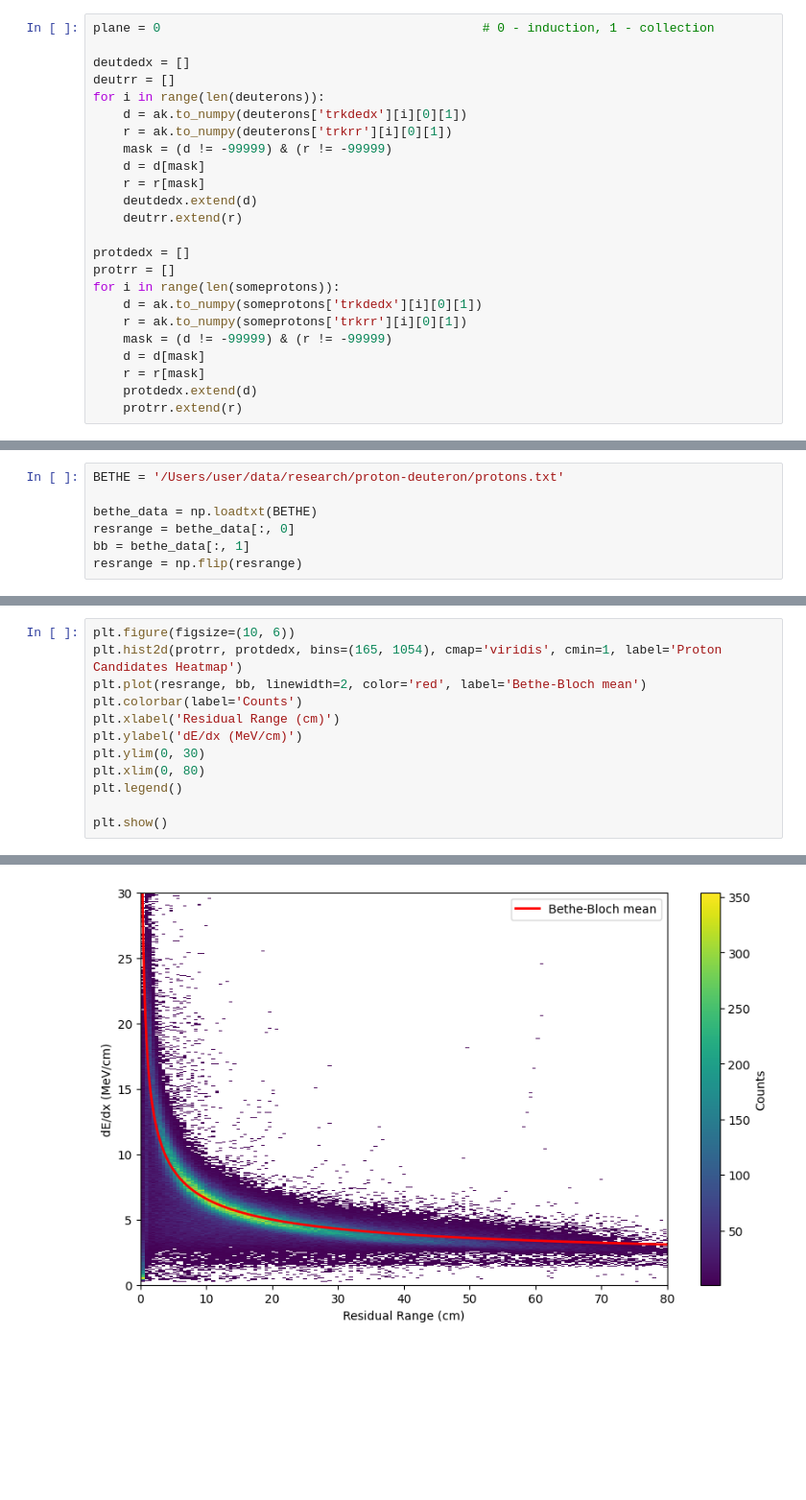
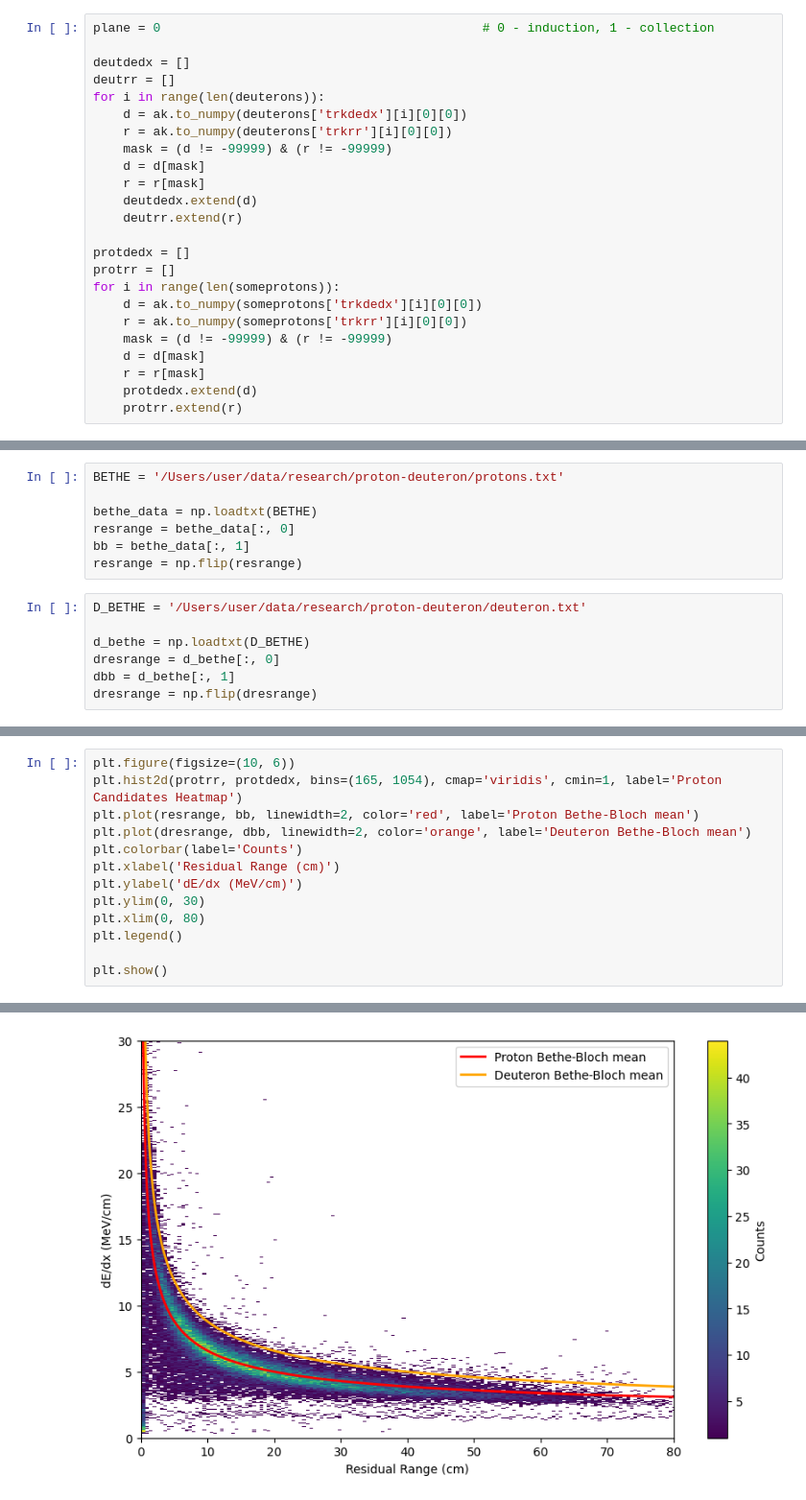
Before and after one commit to mohummudh/proton-deuteron, a Jupyter notebook: analysis/both.ipynb, the cells around one changed output, grey strips where cells are left out. Shown at 96% size. Cells and saved outputs as stored; diff of their text form; blank space fills up the shorter version.

```diff
--- a/analysis/both.ipynb
+++ b/analysis/both.ipynb
@@ -33,8 +33,8 @@ plane = 0                                           # 0 - induction, 1 - collect
 deutdedx = []
 deutrr = []
 for i in range(len(deuterons)):
-    d = ak.to_numpy(deuterons['trkdedx'][i][0][1])
-    r = ak.to_numpy(deuterons['trkrr'][i][0][1])
+    d = ak.to_numpy(deuterons['trkdedx'][i][0][0])
+    r = ak.to_numpy(deuterons['trkrr'][i][0][0])
     mask = (d != -99999) & (r != -99999)
     d = d[mask]
     r = r[mask]
@@ -44,8 +44,8 @@ for i in range(len(deuterons)):
 protdedx = []
 protrr = []
 for i in range(len(someprotons)):
-    d = ak.to_numpy(someprotons['trkdedx'][i][0][1])
-    r = ak.to_numpy(someprotons['trkrr'][i][0][1])
+    d = ak.to_numpy(someprotons['trkdedx'][i][0][0])
+    r = ak.to_numpy(someprotons['trkrr'][i][0][0])
     mask = (d != -99999) & (r != -99999)
     d = d[mask]
     r = r[mask]
@@ -178,3 +184,9 @@ resrange = bethe_data[:, 0]
 bb = bethe_data[:, 1]
 resrange = np.flip(resrange)
 # %%
+D_BETHE = '/Users/user/data/research/proton-deuteron/deuteron.txt'
+
+d_bethe = np.loadtxt(D_BETHE)
+dresrange = d_bethe[:, 0]
+dbb = d_bethe[:, 1]
+dresrange = np.flip(dresrange)
@@ -183,16 +193,17 @@ np.float32(5.3859286)
 # %%
 plt.figure(figsize=(10, 6))
 plt.hist2d(protrr, protdedx, bins=(165, 1054), cmap='viridis', cmin=1, label='Proton Candidates Heatmap')
-plt.plot(resrange, bb, linewidth=2, color='red', label='Bethe-Bloch mean')
+plt.plot(resrange, bb, linewidth=2, color='red', label='Proton Bethe-Bloch mean')
+plt.plot(dresrange, dbb, linewidth=2, color='orange', label='Deuteron Bethe-Bloch mean')
 plt.colorbar(label='Counts')
 plt.xlabel('Residual Range (cm)')
 plt.ylabel('dE/dx (MeV/cm)')
 plt.ylim(0, 30)
 plt.xlim(0, 80)
 plt.legend()
 
 plt.show()
 # %% [output]
 See: https://matplotlib.org/stable/tutorials/intermediate/legend_guide.html#implementing-a-custom-legend-handler
   plt.legend()
-[figure, old version]
+[figure, new version]
```
Also changed, not shown: parts of 4 cells of this notebook, 1 other file.
